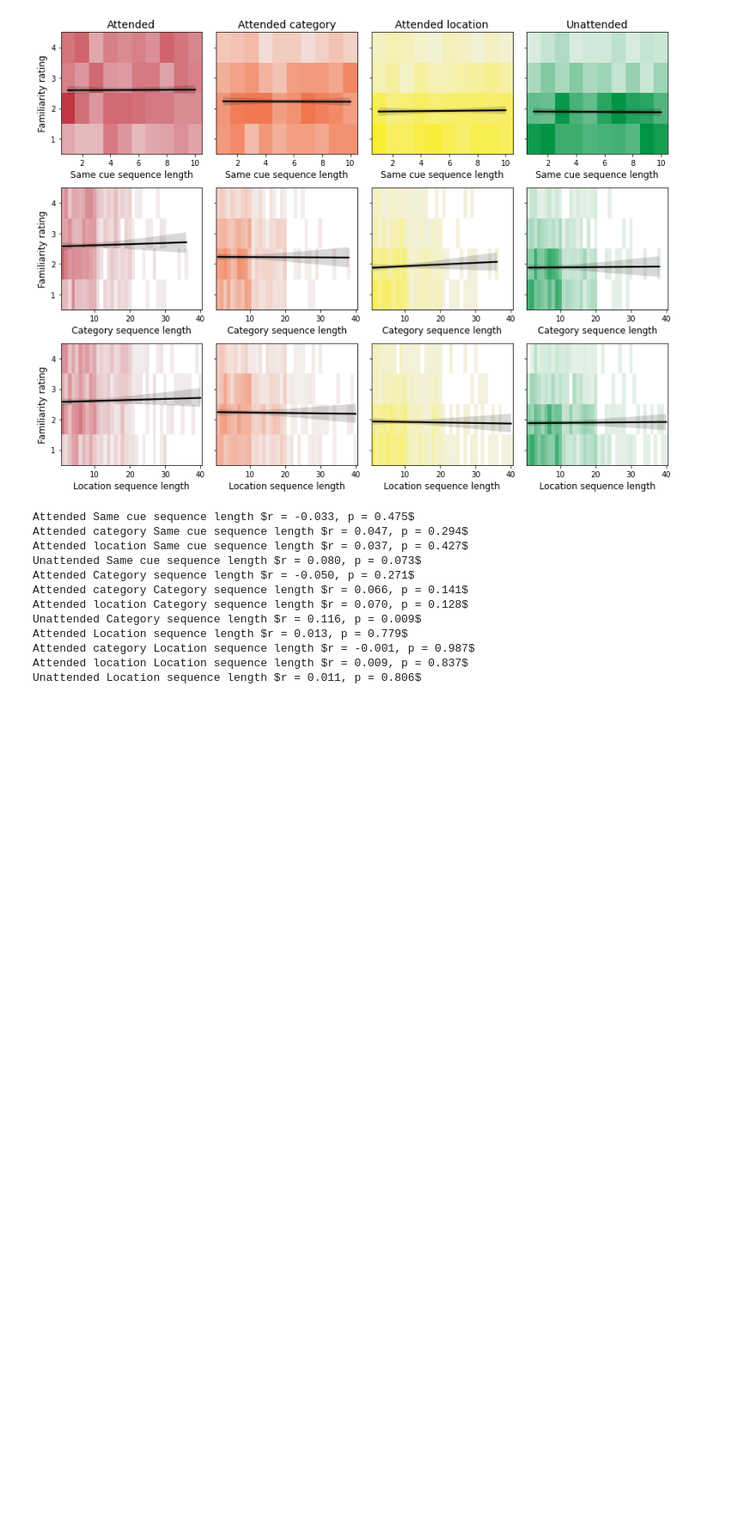
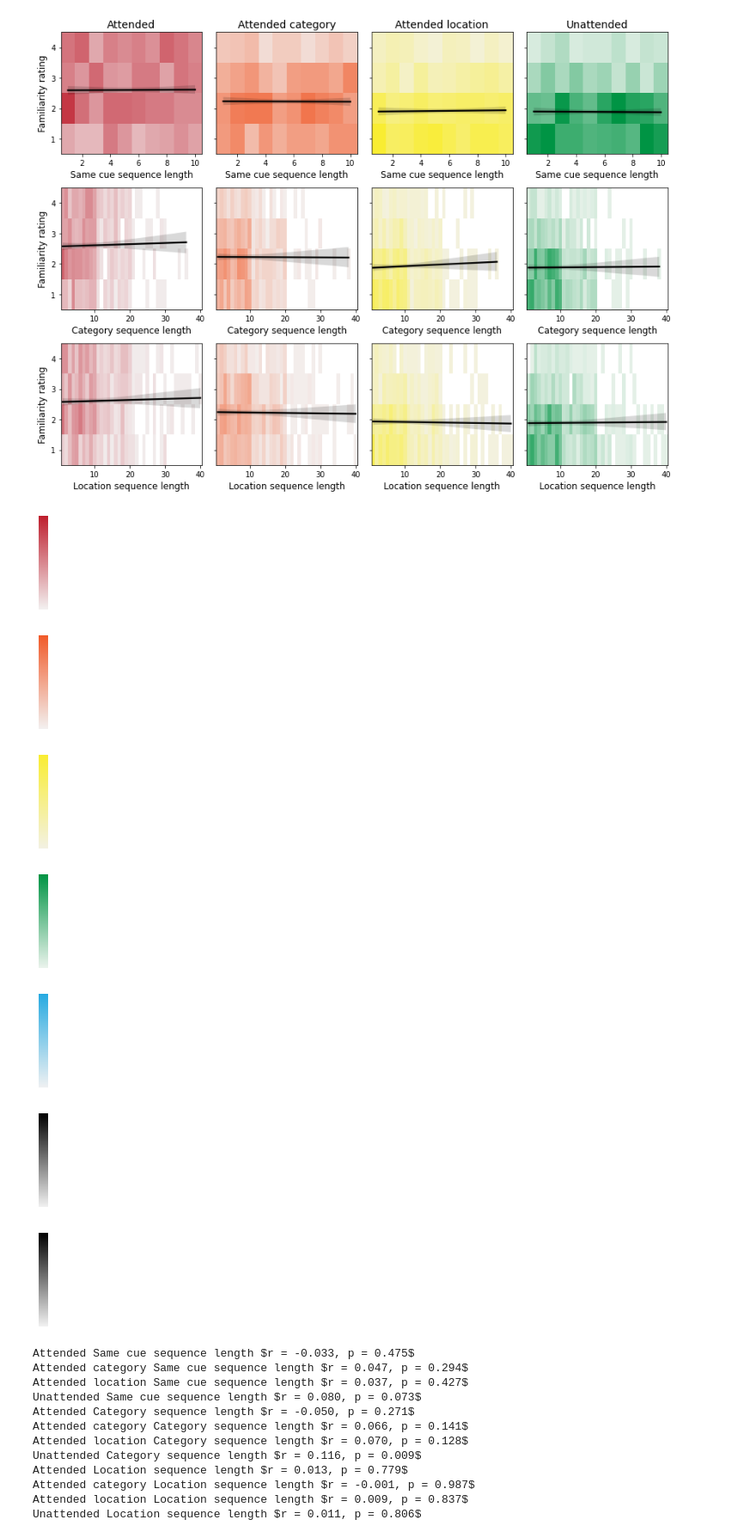
Before and after one commit to jeremymanning/attention-memory-task, a Jupyter notebook: code/analysis.ipynb, the cells around one changed output. Shown at 86% size. Drawn from its saved outputs; the diff is of its cells as text; code cells hidden in the pictures; blank space fills up the shorter version.

```diff
--- a/code/analysis.ipynb
+++ b/code/analysis.ipynb
@@ -971,6 +579,17 @@ Attended category Location sequence length $r = -0.010, p = 0.788$
 Attended location Location sequence length $r = -0.013, p = 0.715$
 Unattended Location sequence length $r = 0.008, p = 0.833$
 [figure]
+# %%
+for k, v in attention_colors.items():
+    plot_colorbar(sns.light_palette(v, as_cmap=True), f'{k.lower()}_light_colorbar')
+# %% [output]
+[figure, added]
+[figure, added]
+[figure, added]
+[figure, added]
+[figure, added]
+[figure, added]
+[figure, added]
 # %%
 cue_effect_heatmaps(variable, fname='variable_cue_effects');
 # %% [output]
```
Also changed, not shown: parts of 51 cells of this notebook, 36 other files.
